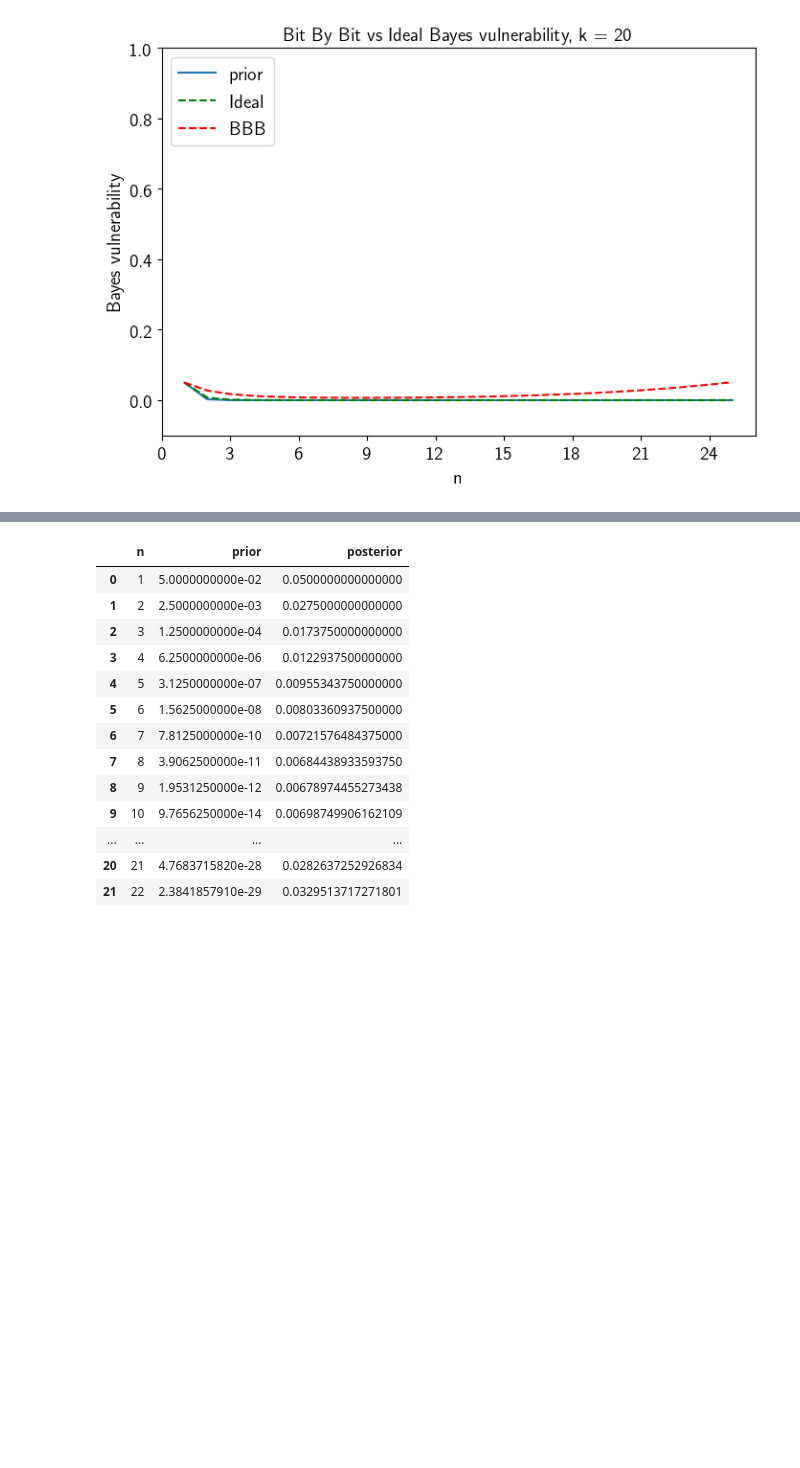
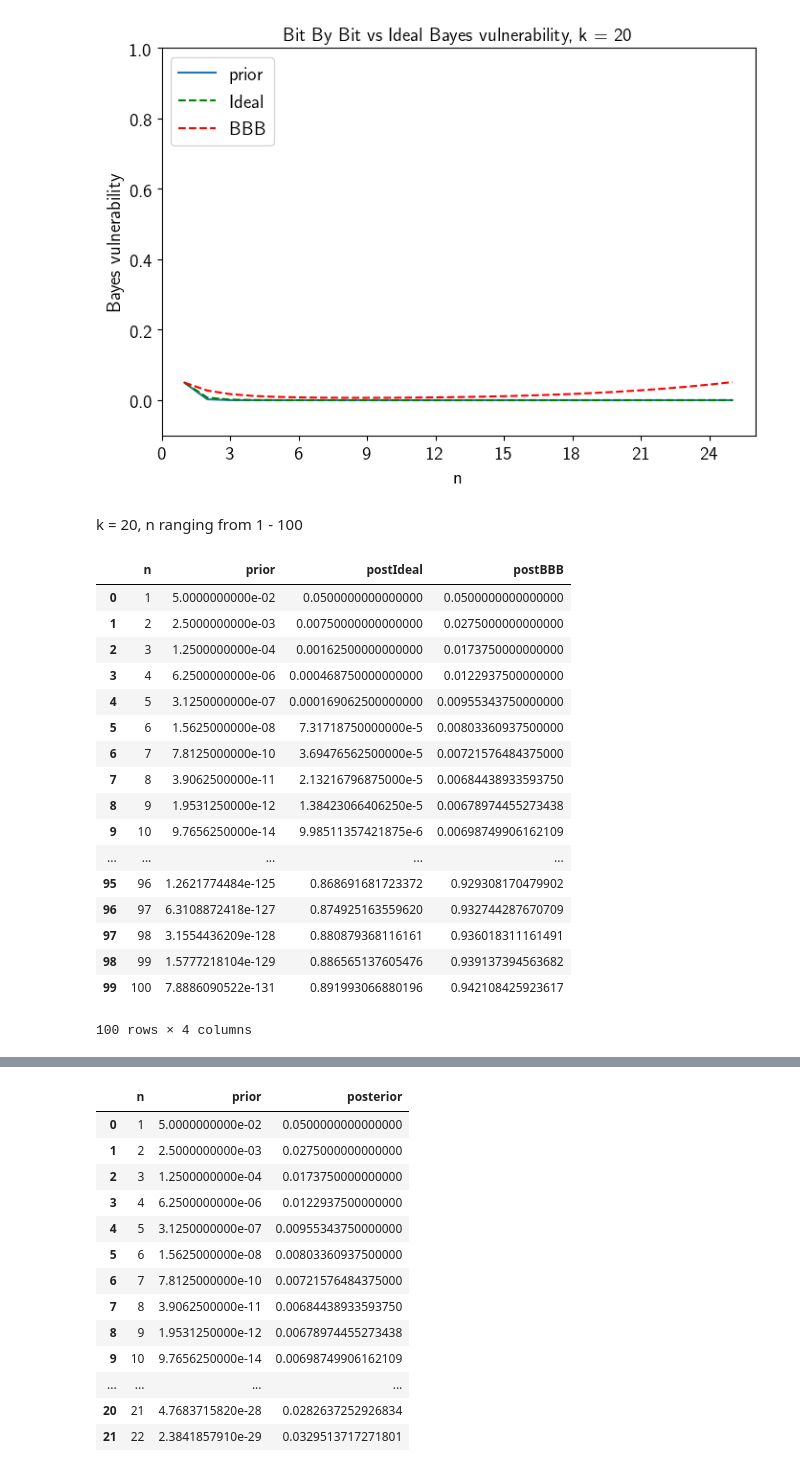
Before and after one commit to majk12/ore, a Jupyter notebook: ore_BbB_bayes.ipynb, the cells around one changed output, grey strips where cells are left out. Saved outputs shown, nothing was run; the diff lists cells and outputs as text; code cells hidden in the pictures; blank space fills up the shorter version.

```diff
--- a/ore_BbB_bayes.ipynb
+++ b/ore_BbB_bayes.ipynb
@@ -444,3 +444,30 @@ k = 20
 graph_it_vs(n_range, k, df20vs)
 # %% [output]
 [figure]
+# %% [markdown]
+k = 20, n ranging from 1 - 100
+# %%
+n_range = 100
+k = 20
+M = M20
+df20n100vs = df_uni_ore_idealvsBBB_bayes(n_range, k, M)
+df20n100vs
+# %% [output]
+|  | n | prior | postIdeal | postBBB |
+| 0 | 1 | 5.0000000000e-02 | 0.0500000000000000 | 0.0500000000000000 |
+| 1 | 2 | 2.5000000000e-03 | 0.00750000000000000 | 0.0275000000000000 |
+| 2 | 3 | 1.2500000000e-04 | 0.00162500000000000 | 0.0173750000000000 |
+| 3 | 4 | 6.2500000000e-06 | 0.000468750000000000 | 0.0122937500000000 |
+| 4 | 5 | 3.1250000000e-07 | 0.000169062500000000 | 0.00955343750000000 |
+| 5 | 6 | 1.5625000000e-08 | 7.31718750000000e-5 | 0.00803360937500000 |
+| 6 | 7 | 7.8125000000e-10 | 3.69476562500000e-5 | 0.00721576484375000 |
+| 7 | 8 | 3.9062500000e-11 | 2.13216796875000e-5 | 0.00684438933593750 |
+| 8 | 9 | 1.9531250000e-12 | 1.38423066406250e-5 | 0.00678974455273438 |
+| 9 | 10 | 9.7656250000e-14 | 9.98511357421875e-6 | 0.00698749906162109 |
+| ... | ... | ... | ... | ... |
+| 95 | 96 | 1.2621774484e-125 | 0.868691681723372 | 0.929308170479902 |
+| 96 | 97 | 6.3108872418e-127 | 0.874925163559620 | 0.932744287670709 |
+| 97 | 98 | 3.1554436209e-128 | 0.880879368116161 | 0.936018311161491 |
+| 98 | 99 | 1.5777218104e-129 | 0.886565137605476 | 0.939137394563682 |
+| 99 | 100 | 7.8886090522e-131 | 0.891993066880196 | 0.942108425923617 |
+100 rows × 4 columns
```
Also changed, not shown: parts of 1 cell of this notebook.
